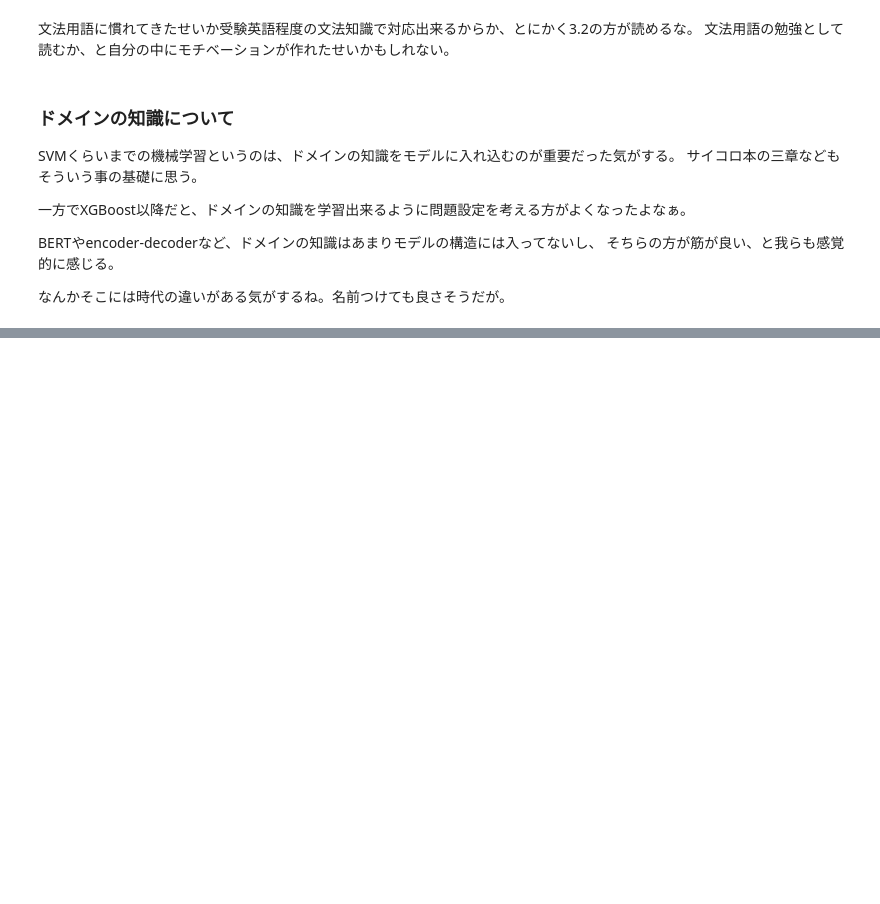
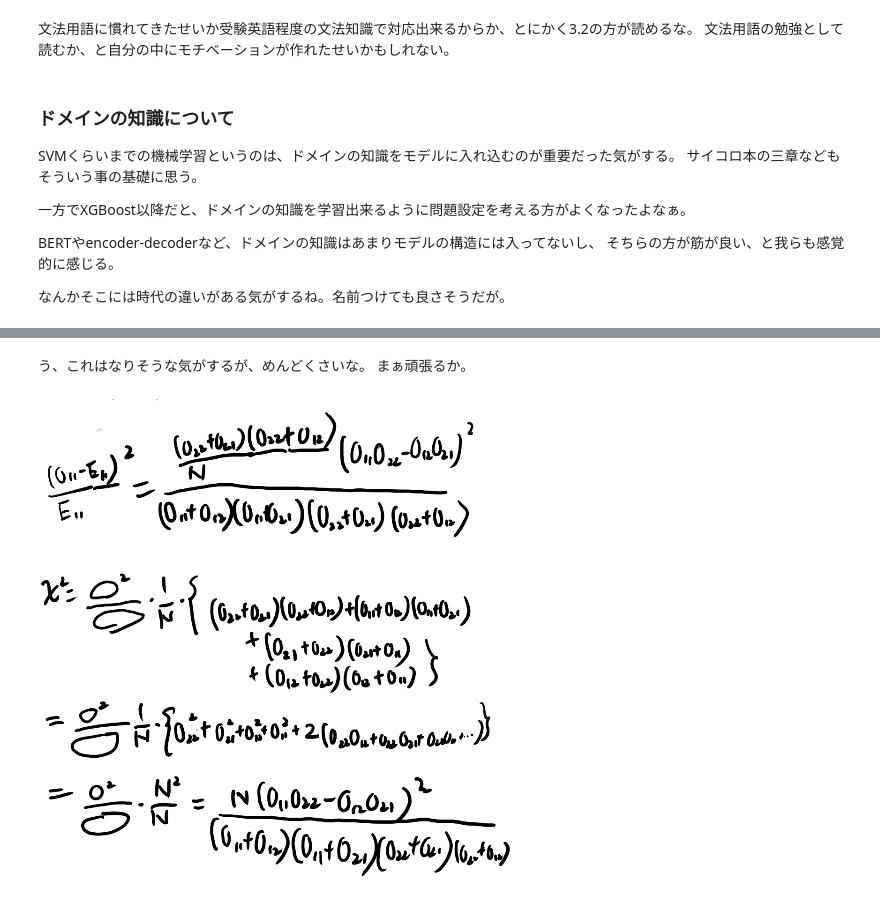
Before and after one commit to karino2/karino2.github.io, a Jupyter notebook: ipynb/2018-11-07-195900.ipynb, the cells around one changed output, grey strips where cells are left out. Drawn from its saved outputs; the diff is of its cells as text; code cells hidden in the pictures; blank space fills up the shorter version.

```diff
--- a/ipynb/2018-11-07-195900.ipynb
+++ b/ipynb/2018-11-07-195900.ipynb
@@ -312,0 +366,7 @@ BERTやencoder-decoderなど、ドメインの知識はあまりモデルの構
+# %% [markdown]
+う、これはなりそうな気がするが、めんどくさいな。
+まぁ頑張るか。
+# %%
+MeatPieImage()
+# %% [output]
+[figure, added]
```
Also changed, not shown: parts of 8 cells of this notebook.
